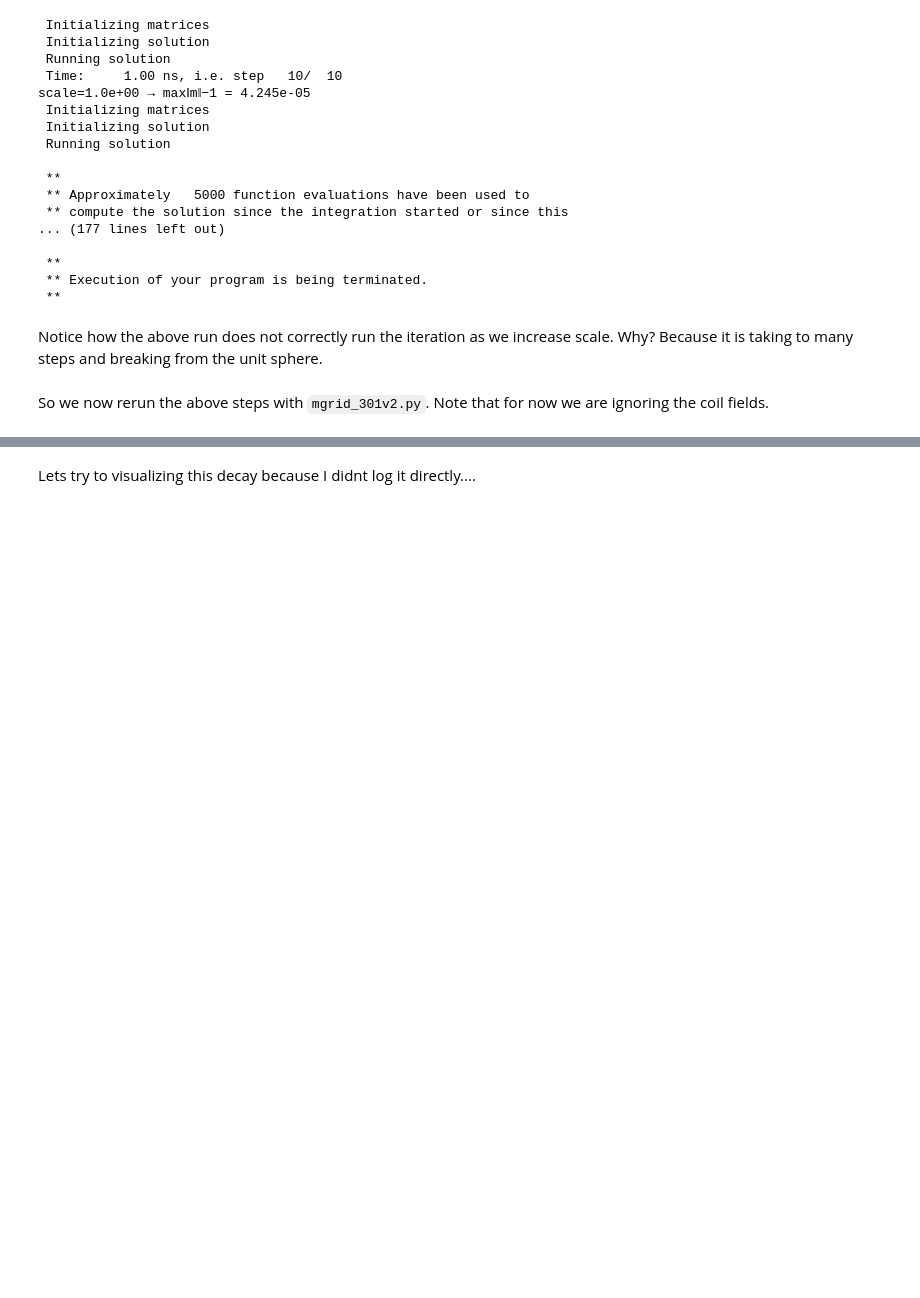
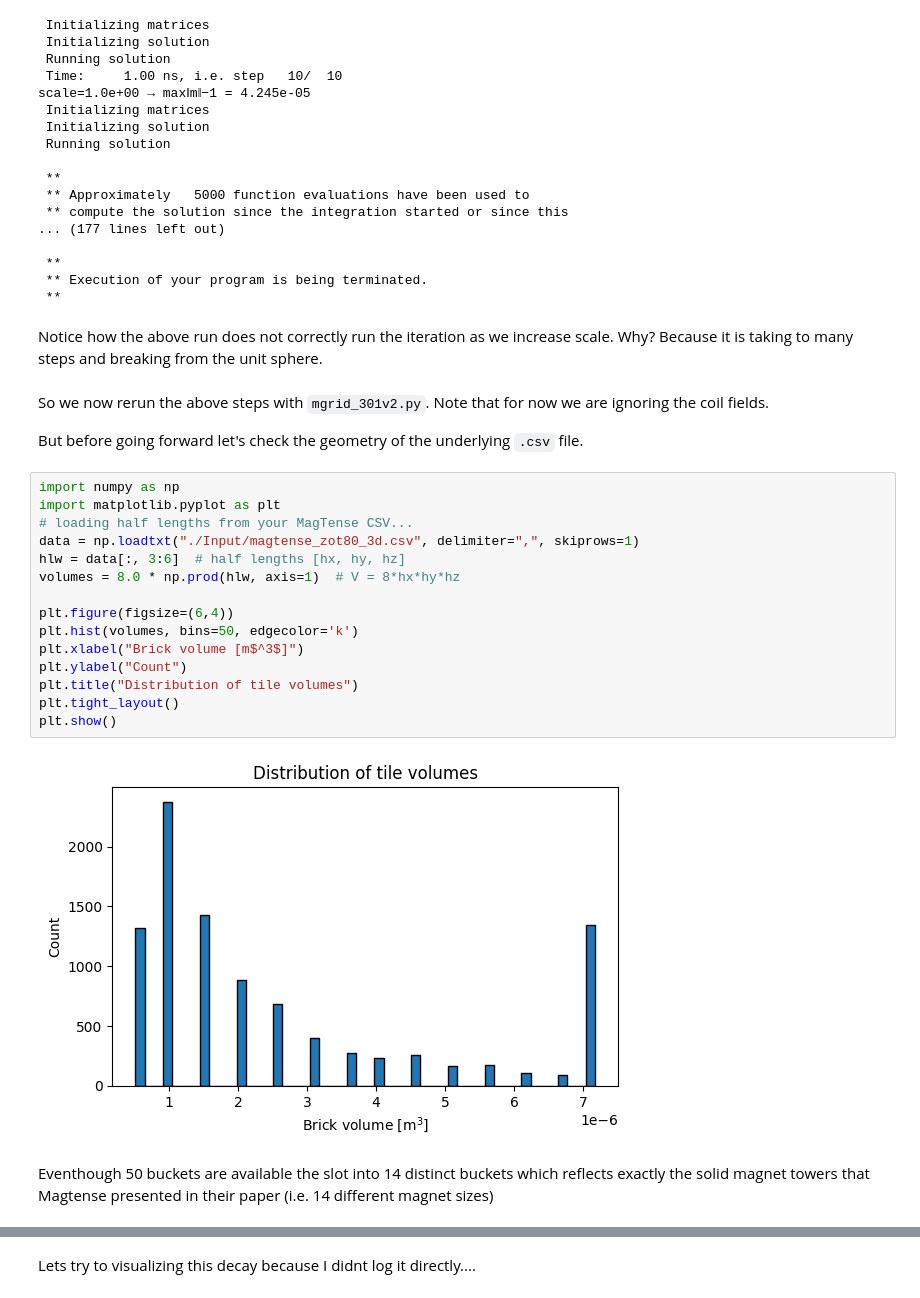
Before and after one commit to armulrich/MUSE, a Jupyter notebook: Attempt_to_Replicate_finite_mu_MUSE.ipynb, the cells around one changed output, grey strips where cells are left out. Drawn from its saved outputs; the diff is of its cells as text; blank space fills up the shorter version.

Commit message:
Updated visualization naming conventions and made progress on direct solve.

```diff
--- a/Attempt_to_Replicate_finite_mu_MUSE.ipynb
+++ b/Attempt_to_Replicate_finite_mu_MUSE.ipynb
@@ -415,3 +429,24 @@ scale=1.0e+00 → max‖m‖−1 = 4.245e-05
 Notice how the above run does not correctly run the iteration as we increase scale. Why? Because it is taking to many steps and breaking from the unit sphere.
 # %% [markdown]
 So we now rerun the above steps with `mgrid_301v2.py`. Note that for now we are ignoring the coil fields.
+
+But before going forward let's check the geometry of the underlying ``.csv`` file.
+# %%
+import numpy as np
+import matplotlib.pyplot as plt
+# loading half lengths from your MagTense CSV...
+data = np.loadtxt("./Input/magtense_zot80_3d.csv", delimiter=",", skiprows=1)
+hlw = data[:, 3:6]  # half lengths [hx, hy, hz]
+volumes = 8.0 * np.prod(hlw, axis=1)  # V = 8*hx*hy*hz
+
+plt.figure(figsize=(6,4))
+plt.hist(volumes, bins=50, edgecolor='k')
+plt.xlabel("Brick volume [m$^3$]")
+plt.ylabel("Count")
+plt.title("Distribution of tile volumes")
+plt.tight_layout()
+plt.show()
+# %% [output]
+[figure, added]
+# %% [markdown]
+Eventhough 50 buckets are available the slot into 14 distinct buckets which reflects exactly the solid magnet towers that Magtense presented in their paper (i.e. 14 different magnet sizes)
```
Also changed, not shown: parts of 41 cells of this notebook, 18 other files.
